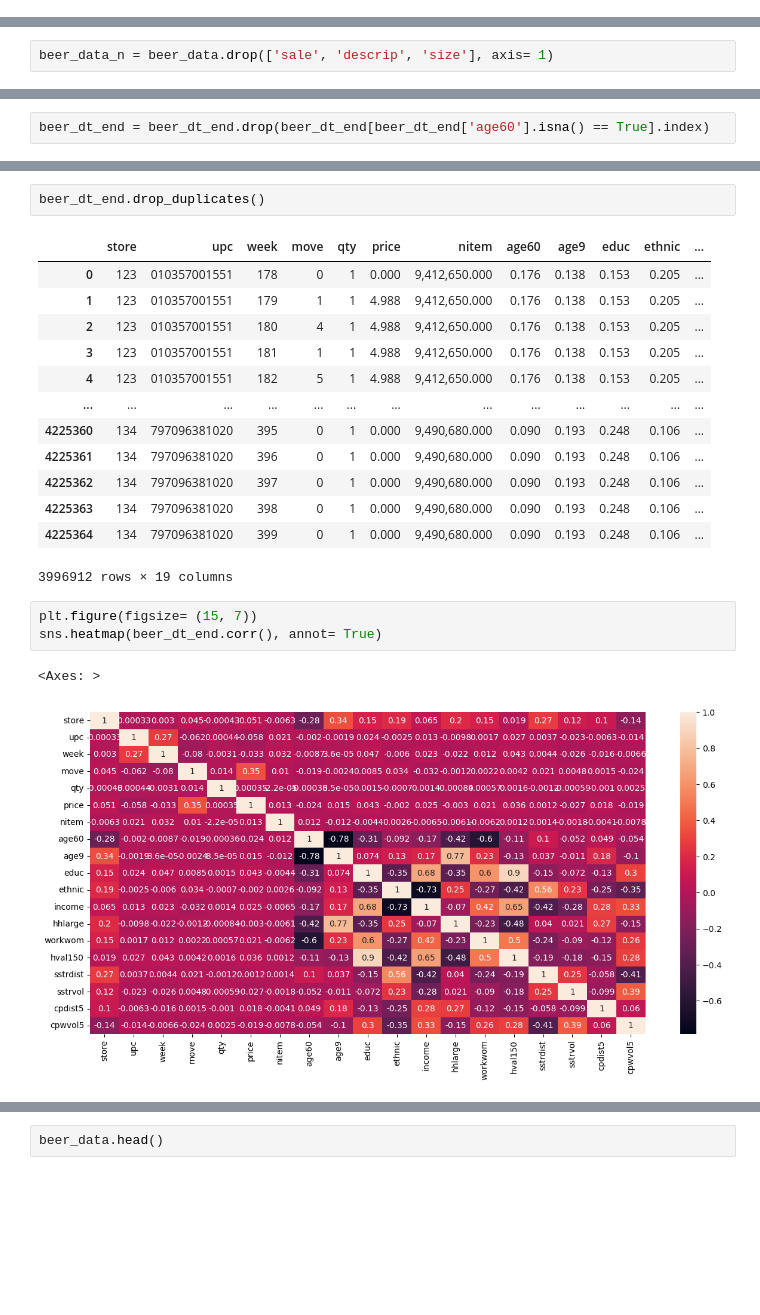
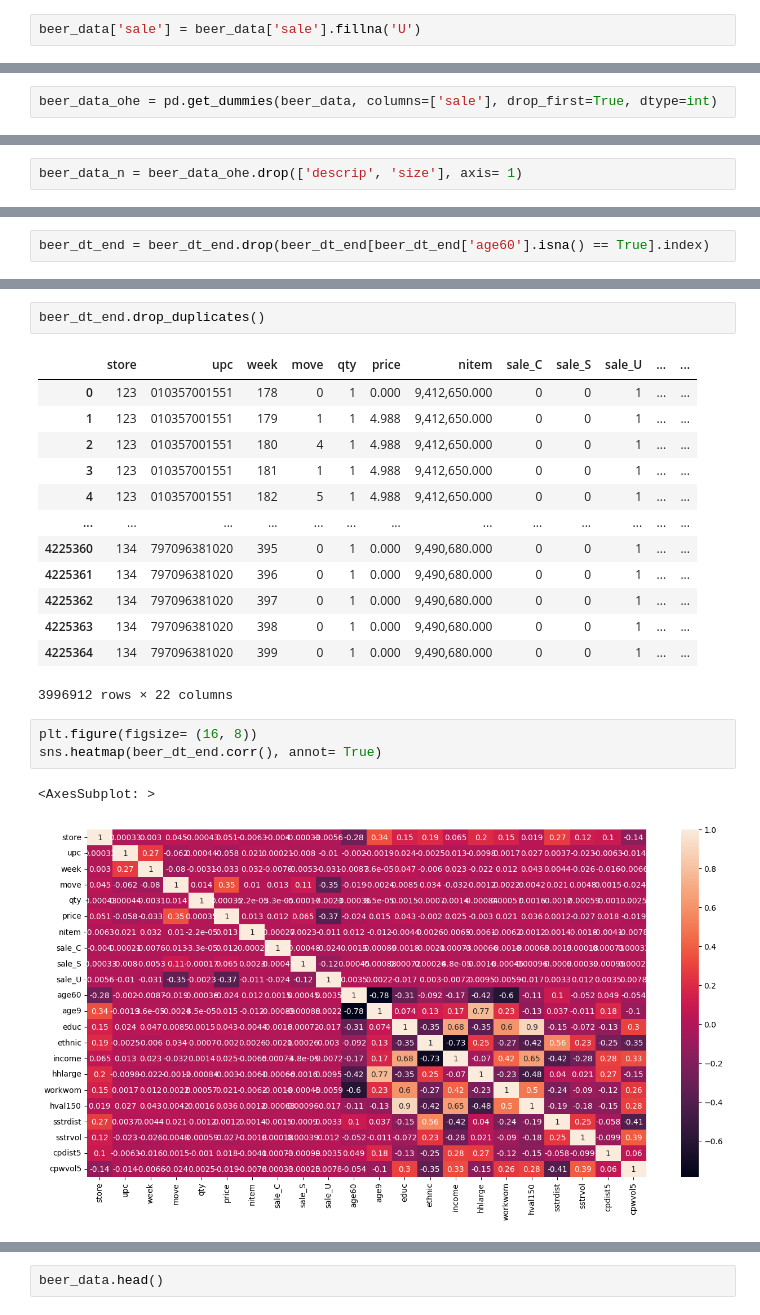
Before and after one commit to JIIUPOY/avtomakon_ds_test, a Jupyter notebook: Untitled.ipynb, the cells around one changed output, grey strips where cells are left out. Saved outputs shown, nothing was run; the diff lists cells and outputs as text; blank space fills up the shorter version.

```diff
--- a/Untitled.ipynb
+++ b/Untitled.ipynb
@@ -548,0 +468,2 @@ memory usage: 181.2+ MB
+# %%
+beer_data['sale'] = beer_data['sale'].fillna('U')
@@ -548,0 +476,2 @@ memory usage: 181.2+ MB
+# %%
+beer_data_ohe = pd.get_dummies(beer_data, columns=['sale'], drop_first=True, dtype=int)
@@ -558,7 +507,7 @@ beer_data.head()
 # %% [markdown]
 Теперь удалим столбцы, которые не понадобятся для дальнейшего анализа
 # %%
-beer_data_n = beer_data.drop(['sale', 'descrip', 'size'], axis= 1)
+beer_data_n = beer_data_ohe.drop(['descrip', 'size'], axis= 1)
 # %%
 beer_data_n.corr()
 # %% [output]
@@ -766,22 +721,22 @@ memory usage: 213.5+ MB
 # %%
 beer_dt_end.drop_duplicates()
 # %% [output]
-|  | store | upc | week | move | qty | price | nitem | age60 | age9 | educ | ethnic | ... |
-| 0 | 123 | 010357001551 | 178 | 0 | 1 | 0.000 | 9,412,650.000 | 0.176 | 0.138 | 0.153 | 0.205 | ... |
-| 1 | 123 | 010357001551 | 179 | 1 | 1 | 4.988 | 9,412,650.000 | 0.176 | 0.138 | 0.153 | 0.205 | ... |
-| 2 | 123 | 010357001551 | 180 | 4 | 1 | 4.988 | 9,412,650.000 | 0.176 | 0.138 | 0.153 | 0.205 | ... |
-| 3 | 123 | 010357001551 | 181 | 1 | 1 | 4.988 | 9,412,650.000 | 0.176 | 0.138 | 0.153 | 0.205 | ... |
-| 4 | 123 | 010357001551 | 182 | 5 | 1 | 4.988 | 9,412,650.000 | 0.176 | 0.138 | 0.153 | 0.205 | ... |
+|  | store | upc | week | move | qty | price | nitem | sale_C | sale_S | sale_U | ... | ... |
+| 0 | 123 | 010357001551 | 178 | 0 | 1 | 0.000 | 9,412,650.000 | 0 | 0 | 1 | ... | ... |
+| 1 | 123 | 010357001551 | 179 | 1 | 1 | 4.988 | 9,412,650.000 | 0 | 0 | 1 | ... | ... |
+| 2 | 123 | 010357001551 | 180 | 4 | 1 | 4.988 | 9,412,650.000 | 0 | 0 | 1 | ... | ... |
+| 3 | 123 | 010357001551 | 181 | 1 | 1 | 4.988 | 9,412,650.000 | 0 | 0 | 1 | ... | ... |
+| 4 | 123 | 010357001551 | 182 | 5 | 1 | 4.988 | 9,412,650.000 | 0 | 0 | 1 | ... | ... |
 | ... | ... | ... | ... | ... | ... | ... | ... | ... | ... | ... | ... | ... |
-| 4225360 | 134 | 797096381020 | 395 | 0 | 1 | 0.000 | 9,490,680.000 | 0.090 | 0.193 | 0.248 | 0.106 | ... |
-| 4225361 | 134 | 797096381020 | 396 | 0 | 1 | 0.000 | 9,490,680.000 | 0.090 | 0.193 | 0.248 | 0.106 | ... |
-| 4225362 | 134 | 797096381020 | 397 | 0 | 1 | 0.000 | 9,490,680.000 | 0.090 | 0.193 | 0.248 | 0.106 | ... |
-| 4225363 | 134 | 797096381020 | 398 | 0 | 1 | 0.000 | 9,490,680.000 | 0.090 | 0.193 | 0.248 | 0.106 | ... |
-| 4225364 | 134 | 797096381020 | 399 | 0 | 1 | 0.000 | 9,490,680.000 | 0.090 | 0.193 | 0.248 | 0.106 | ... |
+| 4225360 | 134 | 797096381020 | 395 | 0 | 1 | 0.000 | 9,490,680.000 | 0 | 0 | 1 | ... | ... |
+| 4225361 | 134 | 797096381020 | 396 | 0 | 1 | 0.000 | 9,490,680.000 | 0 | 0 | 1 | ... | ... |
+| 4225362 | 134 | 797096381020 | 397 | 0 | 1 | 0.000 | 9,490,680.000 | 0 | 0 | 1 | ... | ... |
+| 4225363 | 134 | 797096381020 | 398 | 0 | 1 | 0.000 | 9,490,680.000 | 0 | 0 | 1 | ... | ... |
+| 4225364 | 134 | 797096381020 | 399 | 0 | 1 | 0.000 | 9,490,680.000 | 0 | 0 | 1 | ... | ... |
-3996912 rows × 19 columns
+3996912 rows × 22 columns
 # %%
-plt.figure(figsize= (15, 7))
+plt.figure(figsize= (16, 8))
 sns.heatmap(beer_dt_end.corr(), annot= True)
 # %% [output]
-<Axes: >
+<AxesSubplot: >
-[figure, old version]
+[figure, new version]
```
Also changed, not shown: parts of 28 cells of this notebook.
